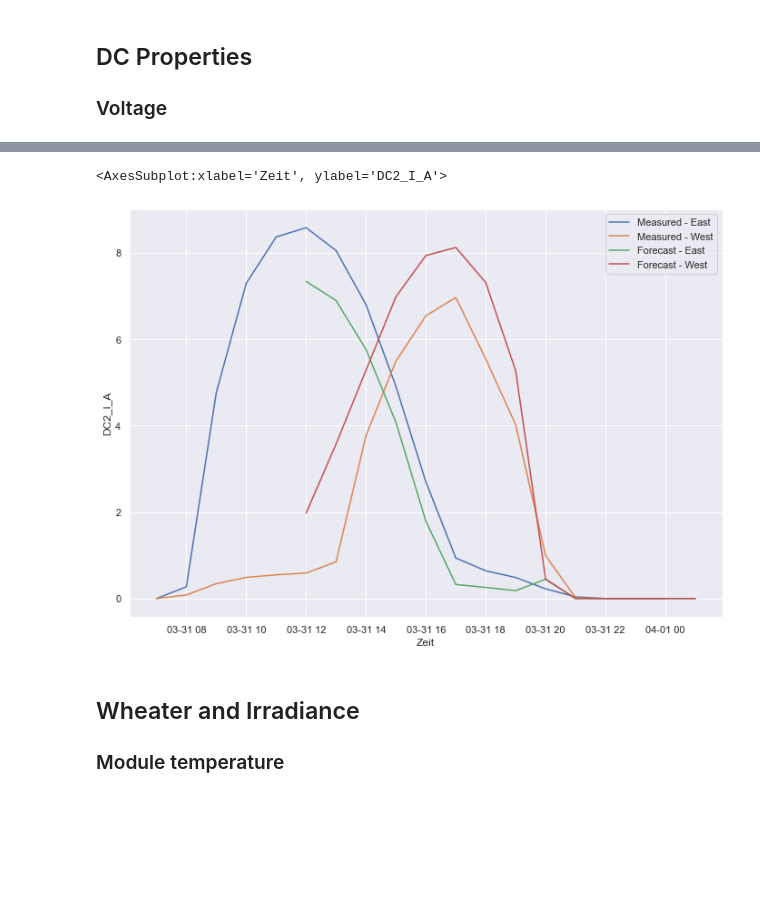
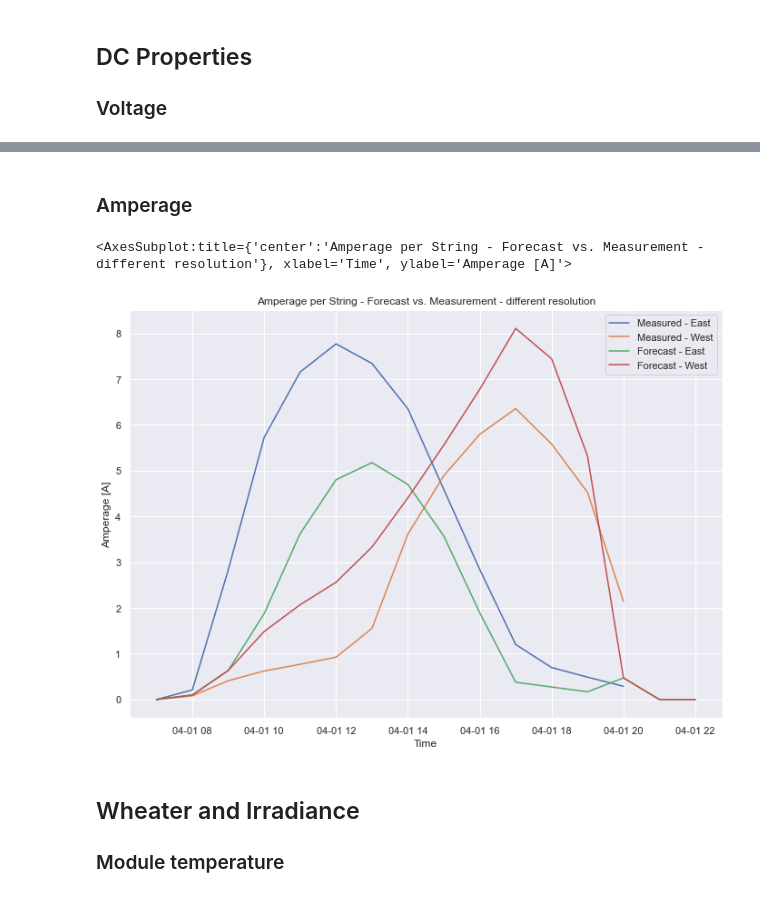
Before and after one commit to tinoetzold/PV-Prognose, a Jupyter notebook: analyze_data.ipynb, the cells around one changed output, grey strips where cells are left out. Saved outputs shown, nothing was run; the diff lists cells and outputs as text; code cells hidden in the pictures; blank space fills up the shorter version.

```diff
--- a/analyze_data.ipynb
+++ b/analyze_data.ipynb
@@ -4,13 +4,14 @@ import pandas as pd
 import seaborn as sns
 import matplotlib
 import matplotlib.pyplot as plt
+sns.set_style("whitegrid")
 # %% [markdown]
 # Open the data file from Plenticore Inverter (measured data)
 
 The datafile will be opened and adapted to fit the required formats.
 # %%
-data_file = os.path.join(os.getcwd(), "pv_data", "2021_q1.csv")
-
+#data_file = os.path.join(os.getcwd(), "pv_data", "2021_q1.csv")
+data_file = os.path.join(os.getcwd(), "pv_data", "2021_04_01.csv")
 mydf = pd.read_csv(data_file, skiprows=6, delimiter="\t", index_col="Zeit")
 mydf.index = pd.to_datetime(mydf.index, unit='s')
 mydf.index = mydf.index.tz_localize('UTC') + pd.offsets.Hour(1)
@@ -20,12 +21,13 @@ mydf = mydf[mydf["DC1 U"].notna()]
 mydf["DC1_I_A"] = mydf["DC1 I"] / 1000.0   # convert from mA to ampere
 mydf["DC2_I_A"] = mydf["DC2 I"] / 1000.0   # convert from mA to ampere
 mydf["ALL_AC_POWER"] = mydf["DC1 P"] + mydf["DC2 P"]
+mydf["Consumption"] = mydf["HC2 P"] + mydf["HC2 P"]
 # %%
 pv_gen_hourly = mydf.groupby(pd.Grouper(freq='H', closed='right')).mean()
 # %% [markdown]
 # Open the forecast data
 # %%
-data_file = os.path.join(os.getcwd(), "output", "2021_03_31_15_Uhr.csv")
+data_file = os.path.join(os.getcwd(), "output", "2021_04_01_08_Uhr.csv")
 
 forecast_data = pd.read_csv(data_file, index_col="DATE")
 forecast_data.index = pd.to_datetime(forecast_data.index)
@@ -52,12 +54,13 @@ Index(['WIND_DIRECTION', 'WIND_SPEED', 'CLOUD_COVER_TOTAL',
 # Viusalize daza
 ## Overall power output
 # %%
-today = datetime.date.today() - datetime.timedelta(days=1)
+today = datetime.date.today()# - datetime.timedelta(days=1)
 start = datetime.datetime(year=today.year, month=today.month, day=today.day, hour=5)
 start = pd.Timestamp(start).tz_localize('utc')
 end = datetime.datetime(year=today.year, month=today.month, day=today.day, hour=23)
 end = pd.Timestamp(end).tz_localize('utc')
 data_pv_h = pv_gen_hourly.loc[start:end]
+data_pv_overall = mydf.loc[start:end]
 forecast_h = forecast_data.loc[start:end]
 # %% [markdown]
 ## Overall power output
@@ -136,12 +172,17 @@ sns.lineplot(x=forecast_h.index, y="West_dc_v_mp", data=forecast_h, label="Forec
+# %% [markdown]
+### Amperage
 # %%
-### Amperage
+fig, ax = plt.subplots()
+ax.set_xlabel("Time")
+ax.set_ylabel("Amperage [A]")
+ax.set_title("Amperage per String - Forecast vs. Measurement - different resolution")
 sns.lineplot(x="Zeit", y="DC2_I_A", data=data_pv_h, label="Measured - East")
 sns.lineplot(x="Zeit", y="DC1_I_A", data=data_pv_h, label="Measured - West")
 sns.lineplot(x=forecast_h.index, y="Ost_dc_i_mp", data=forecast_h, label="Forecast - East")
 sns.lineplot(x=forecast_h.index, y="West_dc_i_mp", data=forecast_h, label="Forecast - West")
 # %% [output]
-<AxesSubplot:xlabel='Zeit', ylabel='DC2_I_A'>
+<AxesSubplot:title={'center':'Amperage per String - Forecast vs. Measurement - different resolution'}, xlabel='Time', ylabel='Amperage [A]'>
-[figure, old version]
+[figure, new version]
 # %% [markdown]
 ## Wheater and Irradiance
 ### Module temperature
```
Also changed, not shown: parts of 10 cells of this notebook, 1 other file.
